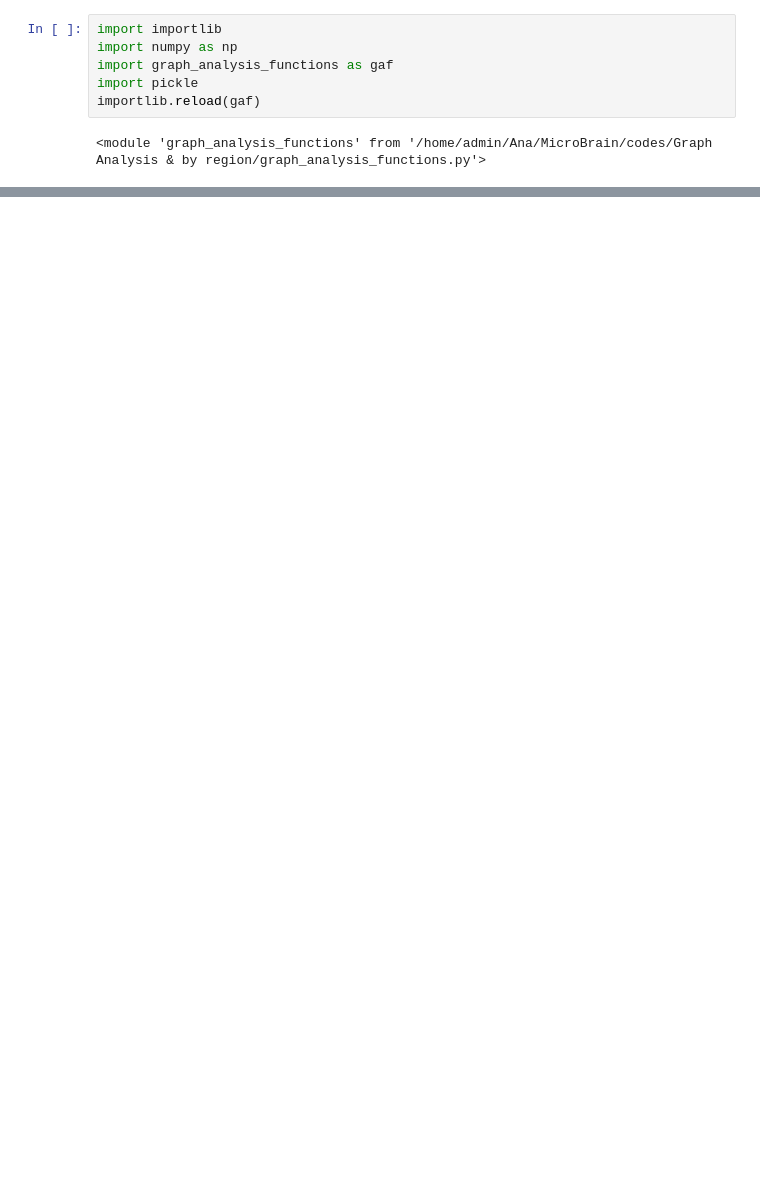
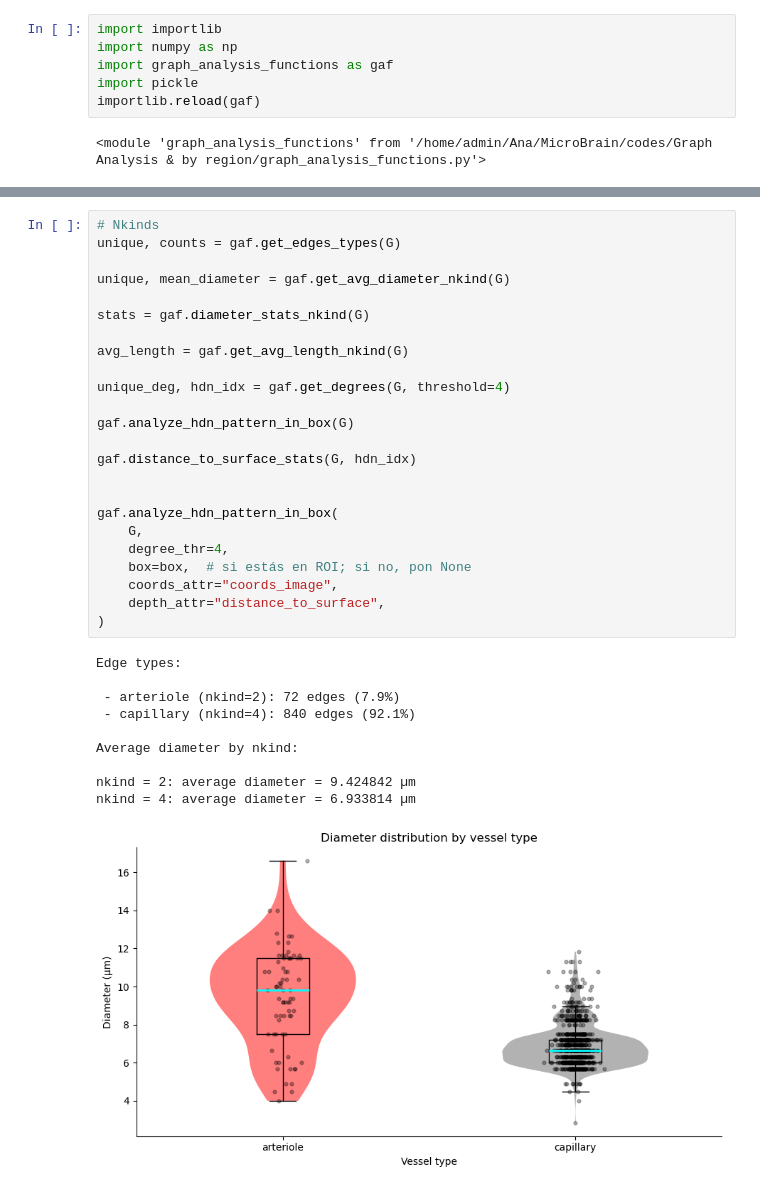
Before and after one commit to abarrio12/ARTORG, a Jupyter notebook: codes/Graph Analysis & by region/test_analysis.ipynb, the cells around one changed output, grey strips where cells are left out. Cells and saved outputs as stored; diff of their text form; blank space fills up the shorter version.

```diff
--- a/codes/Graph Analysis & by region/test_analysis.ipynb
+++ b/codes/Graph Analysis & by region/test_analysis.ipynb
@@ -61,0 +47,35 @@ TypeError: distance_to_surface_summary() missing 1 required positional argument:
+# %%
+# Nkinds
+unique, counts = gaf.get_edges_types(G)
+
+unique, mean_diameter = gaf.get_avg_diameter_nkind(G)
+
+stats = gaf.diameter_stats_nkind(G)
+
+avg_length = gaf.get_avg_length_nkind(G)
+
+unique_deg, hdn_idx = gaf.get_degrees(G, threshold=4)
+
+gaf.analyze_hdn_pattern_in_box(G)
+
+gaf.distance_to_surface_stats(G, hdn_idx)
+
+
+gaf.analyze_hdn_pattern_in_box(
+    G,
+    degree_thr=4,
+    box=box,  # si estás en ROI; si no, pon None
+    coords_attr="coords_image",
+    depth_attr="distance_to_surface",
+)
+# %% [output]
+Edge types:
+
+ - arteriole (nkind=2): 72 edges (7.9%)
+ - capillary (nkind=4): 840 edges (92.1%)
+
+Average diameter by nkind:
+
+nkind = 2: average diameter = 9.424842 µm
+nkind = 4: average diameter = 6.933814 µm
+[figure, added]
```
Also changed, not shown: parts of 13 cells of this notebook, 1 other file.
